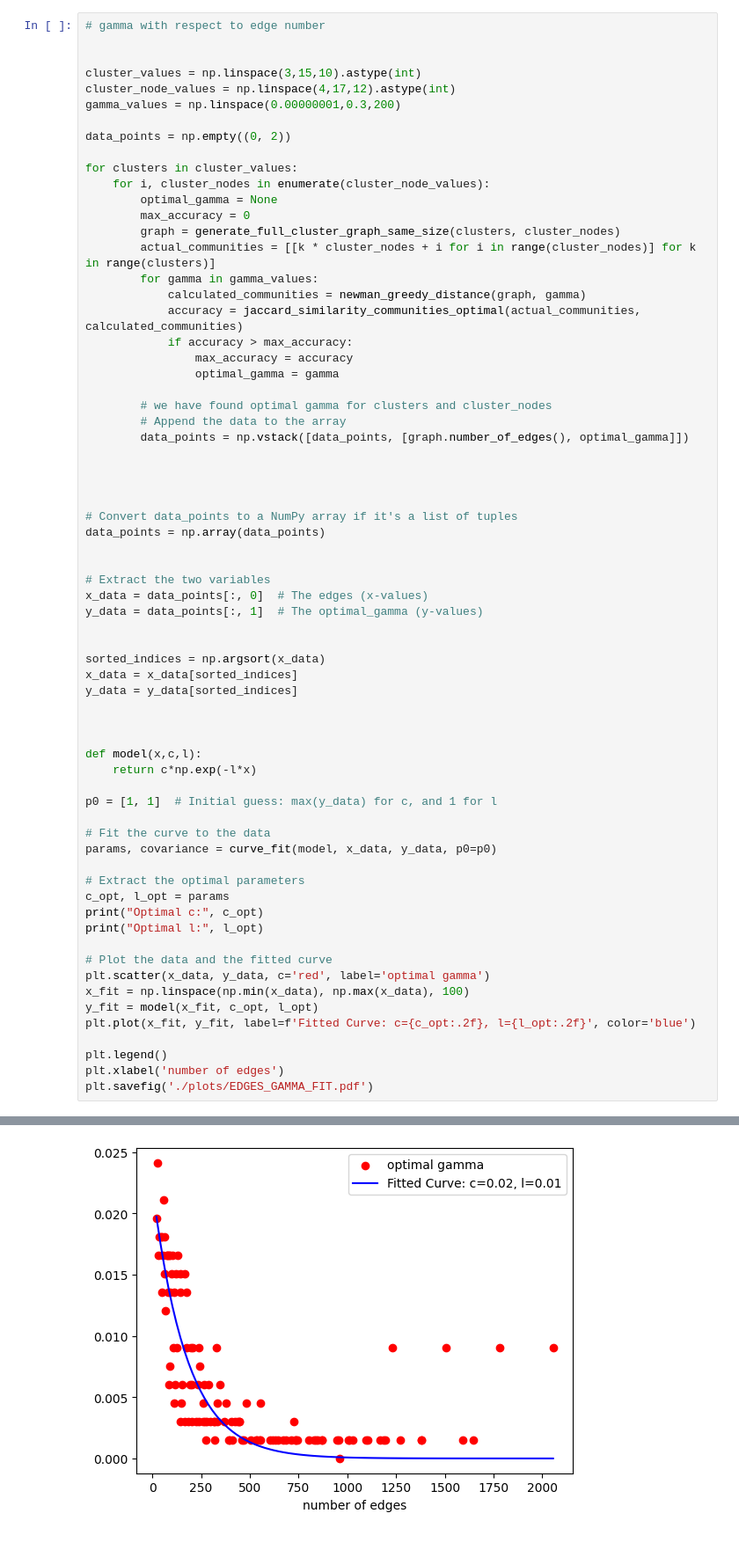
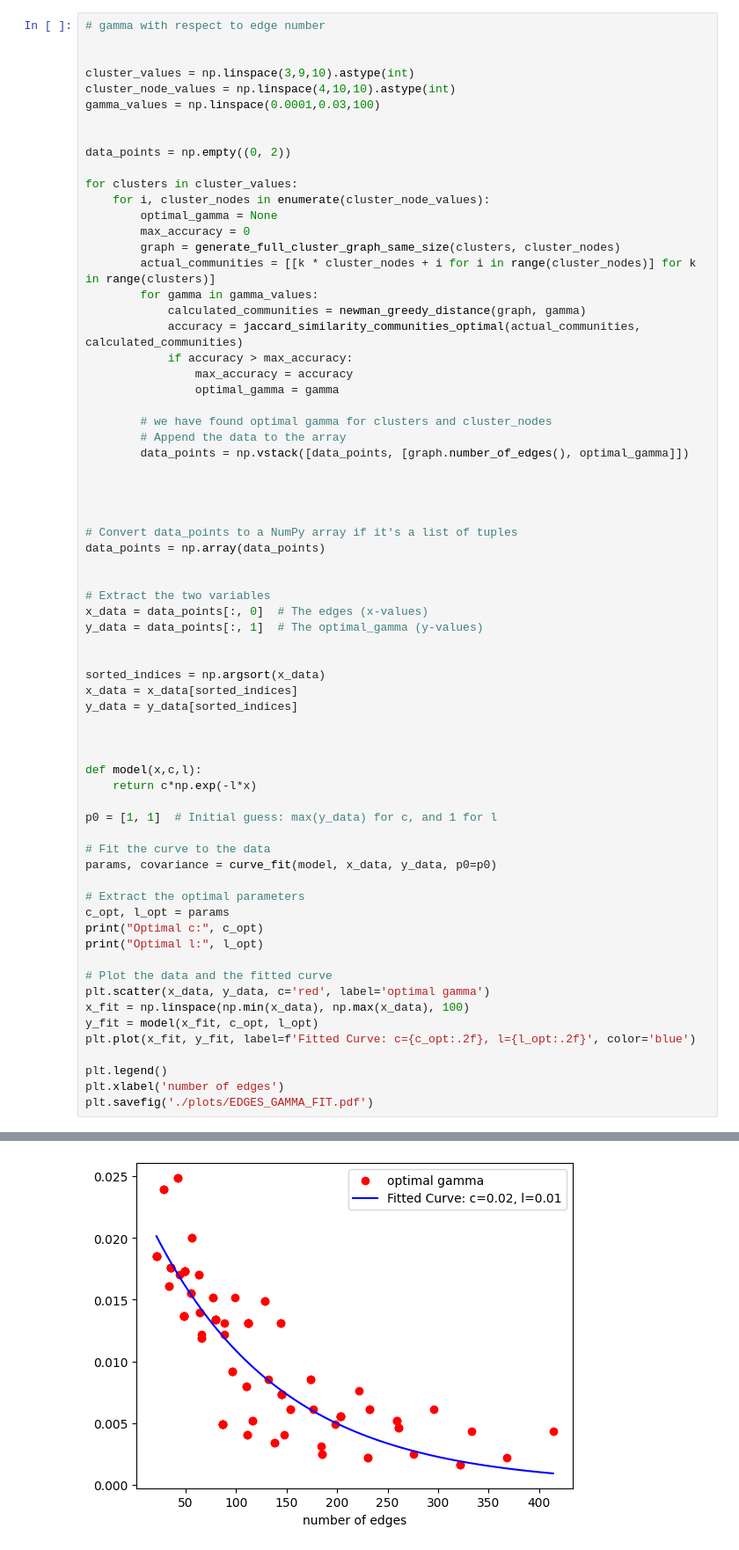
Before and after one commit to frilip/Distance-Quality-Community-Detection, a Jupyter notebook: gamma_tests.ipynb, the cells around one changed output, grey strips where cells are left out. Shown: that part at 88% size. Cells and saved outputs as stored; diff of their text form.

```diff
--- a/gamma_tests.ipynb
+++ b/gamma_tests.ipynb
@@ -147,9 +149,10 @@ plt.savefig('./plots/optgamma_over_size_10_app.pdf')
 # gamma with respect to edge number
 
 
-cluster_values = np.linspace(3,15,10).astype(int)
-cluster_node_values = np.linspace(4,17,12).astype(int)
-gamma_values = np.linspace(0.00000001,0.3,200)
+cluster_values = np.linspace(3,9,10).astype(int)
+cluster_node_values = np.linspace(4,10,10).astype(int)
+gamma_values = np.linspace(0.0001,0.03,100)
+
 
 data_points = np.empty((0, 2))
 
@@ -216 +219 @@ Optimal l: 0.005629355830701895
-[figure, old version]
+[figure, new version]
```
Also changed, not shown: parts of 4 cells of this notebook, 14 other files.
